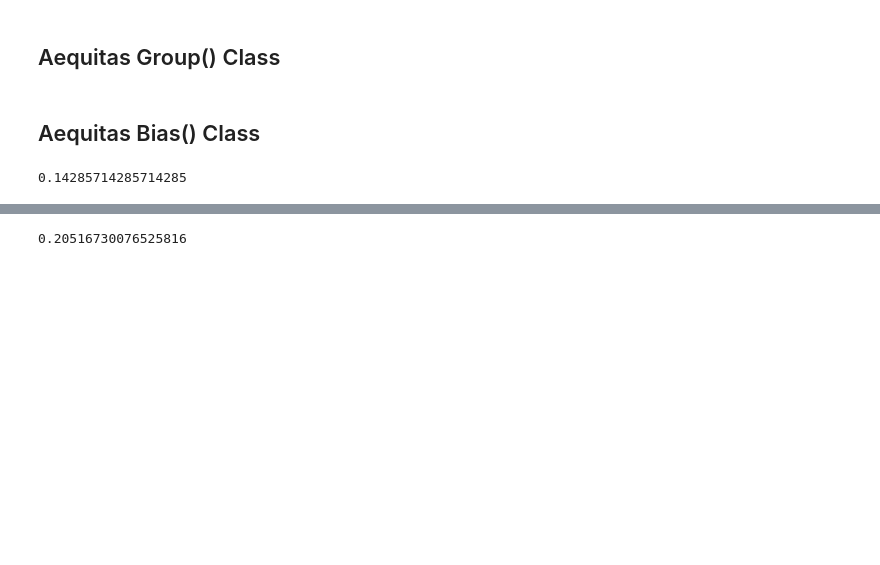
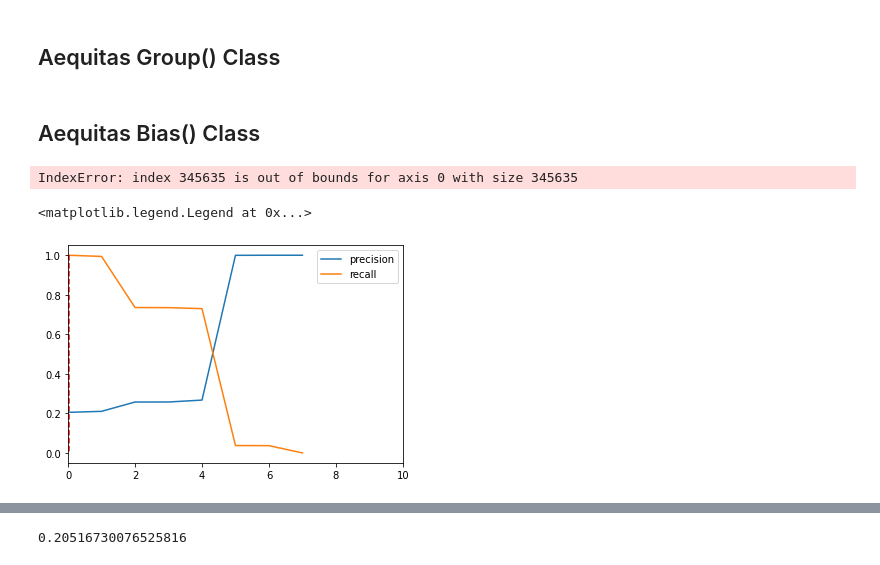
Before and after one commit to YusuriAR/Incidentes_c5, a Jupyter notebook: notebooks/SeleccionDeVariables.ipynb, the cells around one changed output, grey strips where cells are left out. Cells and saved outputs as stored; diff of their text form; code cells hidden in the pictures; blank space fills up the shorter version.

```diff
--- a/notebooks/SeleccionDeVariables.ipynb
+++ b/notebooks/SeleccionDeVariables.ipynb
@@ -459,6 +470,14 @@ def get_top_k(y_scores,k):
-# %%
-c=c5_inputs.groupby('dia_semana').count()/c5_inputs.count()
-k=c['clas_con_f_alarma'].mean()
-k
-# %% [output]
-0.14285714285714285
+# %%
+pr_k_curve(y_test, predicted_scores_2[:,1],k)
+# %% [output]
+IndexError: index 345635 is out of bounds for axis 0 with size 345635
+# %%
+fig, ax1 = plt.subplots()
+ax1.plot(precision, label='precision')
+ax1.plot(recall, label='recall')
+ax1.plot([k,k],[1,0], 'k--', c='red')
+plt.xlim(0,10)
+plt.legend()
+# %% [output]
+<matplotlib.legend.Legend at 0x...>
+[figure, added]
```
Also changed, not shown: parts of 10 cells of this notebook.
